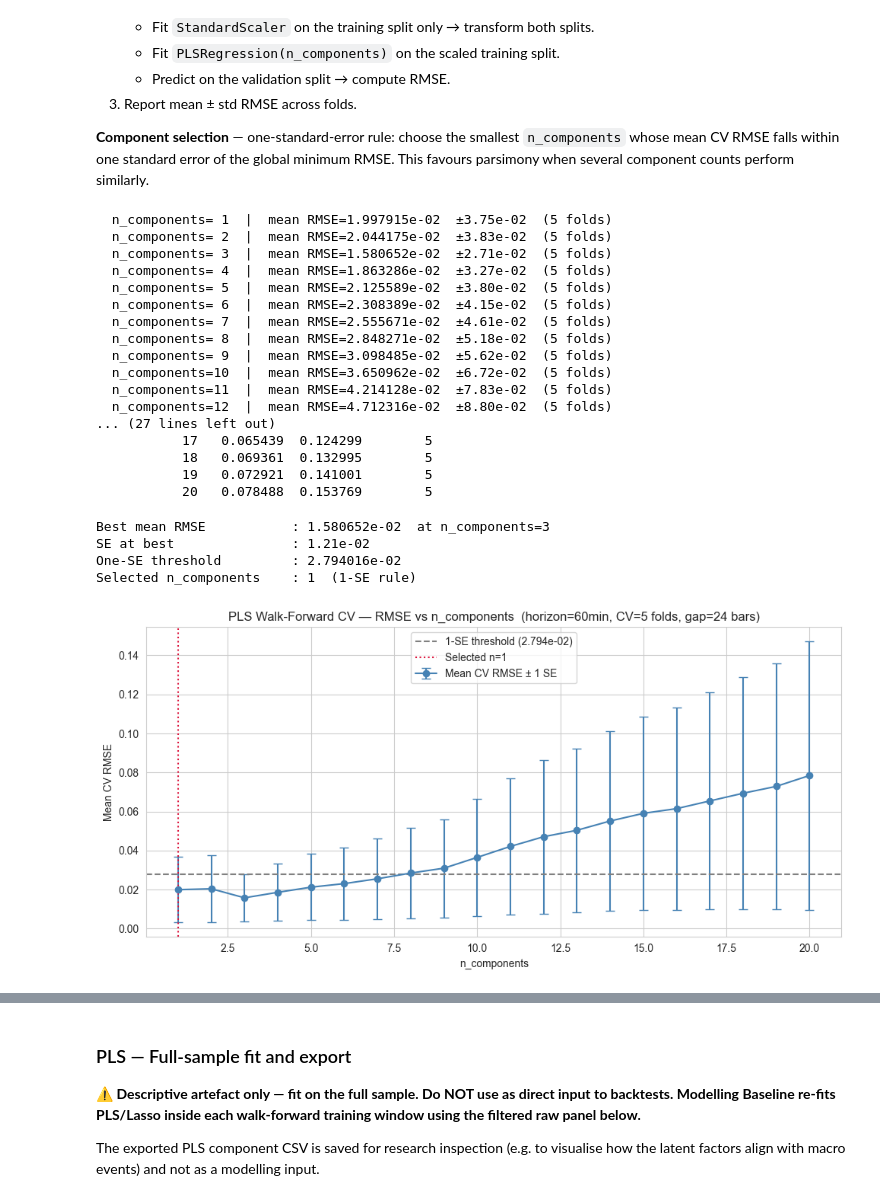
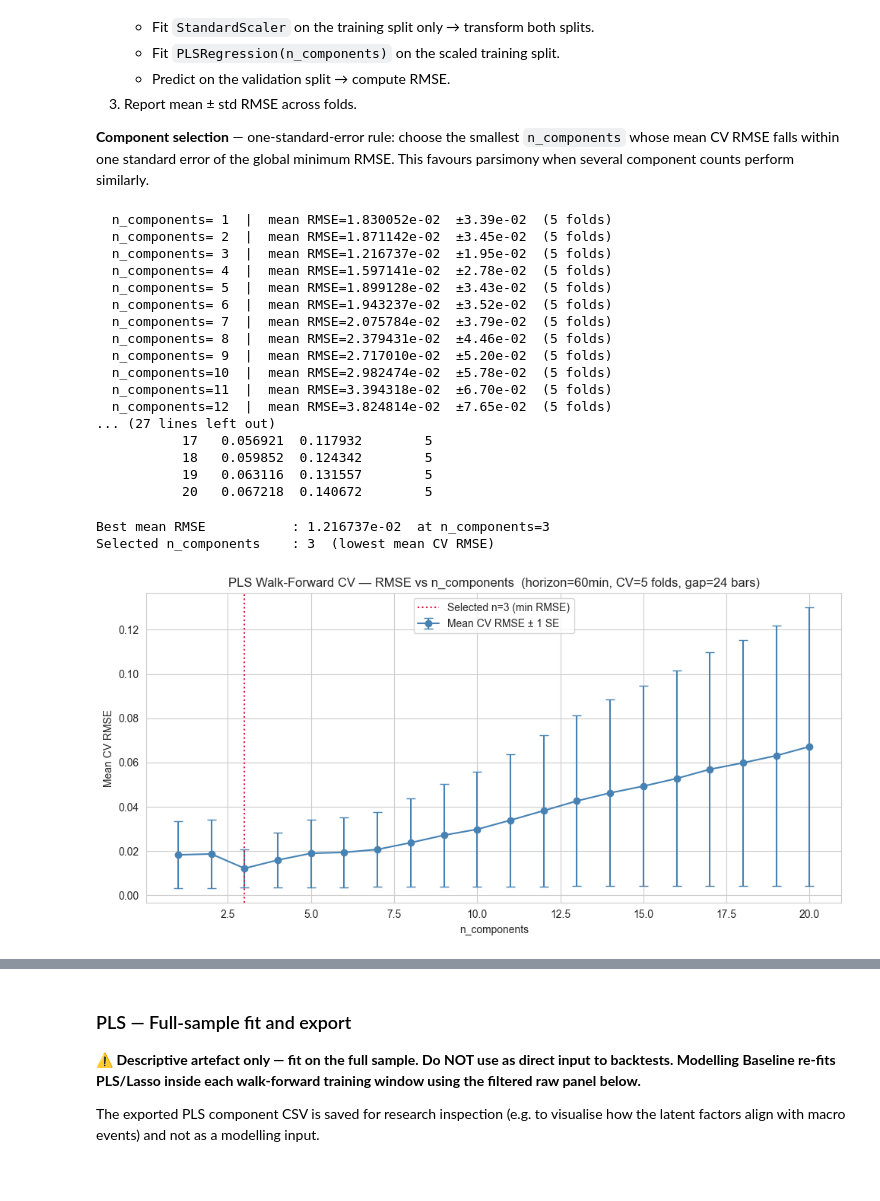
Before and after one commit to AB3rnhard/DABE_Thesis_Hoefer_Khanh, a Jupyter notebook: PLS - Feature Engineering SQL polymarket database.ipynb, the cells around one changed output, grey strips where cells are left out. Cells and saved outputs as stored; diff of their text form; code cells hidden in the pictures.

```diff
--- a/PLS - Feature Engineering SQL polymarket database.ipynb
+++ b/PLS - Feature Engineering SQL polymarket database.ipynb
@@ -251,6 +251,9 @@ COLS_TO_DROP = [
     "volume24hrAmm",         # 100 % null
     "volumeAmm",             # 100 % null
     "umaResolutionStatus",   # 99 % null
+    "negRiskMarketID",       # json files that are still ID or irrelevant after parsing
+    "negRiskRequestID",      # json files that are still ID or irrelevant after parsing
+    "resolvedBy"             # json files that are still ID or irrelevant after parsing
 ]
 
 # AWS credentials — read from environment variables (same pattern as Health Check)
@@ -367,6 +370,18 @@ if csv_path.exists():
         parse_dates=True,
     )
     df.index = pd.to_datetime(df.index)
+
+    # ── Enforce COLS_TO_DROP on cached CSV ────────────────────────────────────
+    # The CSV may have been built before certain entries were added to COLS_TO_DROP.
+    # Drop any (variable, market) column whose variable name is in COLS_TO_DROP so
+    # those variables (e.g. negRiskMarketID, negRiskRequestID, resolvedBy) cannot
+    # re-enter the pipeline via the JSON/numeric expansion stage downstream.
+    _stale_cols = [col for col in df.columns if col[0] in set(COLS_TO_DROP)]
+    if _stale_cols:
+        df = df.drop(columns=_stale_cols)
+        _n_vars_dropped = len({col[0] for col in _stale_cols})
+        print(f"   Dropped {_n_vars_dropped} COLS_TO_DROP variable(s) found in cached CSV "
+              f"({len(_stale_cols)} (variable, market) column(s) removed).")
     print(f"   Shape: {df.shape}")
     _csv_loaded = True
 else:
@@ -1927,78 +1940,64 @@ pls_cv_df = pd.DataFrame(pls_results)
 print("\nPLS CV results table:")
 print(pls_cv_df.to_string(index=False))
 # %% [output]
-  n_components= 1  |  mean RMSE=1.997915e-02  ±3.75e-02  (5 folds)
-  n_components= 2  |  mean RMSE=2.044175e-02  ±3.83e-02  (5 folds)
-  n_components= 3  |  mean RMSE=1.580652e-02  ±2.71e-02  (5 folds)
-  n_components= 4  |  mean RMSE=1.863286e-02  ±3.27e-02  (5 folds)
-  n_components= 5  |  mean RMSE=2.125589e-02  ±3.80e-02  (5 folds)
-  n_components= 6  |  mean RMSE=2.308389e-02  ±4.15e-02  (5 folds)
-  n_components= 7  |  mean RMSE=2.555671e-02  ±4.61e-02  (5 folds)
-  n_components= 8  |  mean RMSE=2.848271e-02  ±5.18e-02  (5 folds)
-  n_components= 9  |  mean RMSE=3.098485e-02  ±5.62e-02  (5 folds)
-  n_components=10  |  mean RMSE=3.650962e-02  ±6.72e-02  (5 folds)
-  n_components=11  |  mean RMSE=4.214128e-02  ±7.83e-02  (5 folds)
-  n_components=12  |  mean RMSE=4.712316e-02  ±8.80e-02  (5 folds)
+  n_components= 1  |  mean RMSE=1.830052e-02  ±3.39e-02  (5 folds)
+  n_components= 2  |  mean RMSE=1.871142e-02  ±3.45e-02  (5 folds)
+  n_components= 3  |  mean RMSE=1.216737e-02  ±1.95e-02  (5 folds)
+  n_components= 4  |  mean RMSE=1.597141e-02  ±2.78e-02  (5 folds)
+  n_components= 5  |  mean RMSE=1.899128e-02  ±3.43e-02  (5 folds)
+  n_components= 6  |  mean RMSE=1.943237e-02  ±3.52e-02  (5 folds)
+  n_components= 7  |  mean RMSE=2.075784e-02  ±3.79e-02  (5 folds)
+  n_components= 8  |  mean RMSE=2.379431e-02  ±4.46e-02  (5 folds)
+  n_components= 9  |  mean RMSE=2.717010e-02  ±5.20e-02  (5 folds)
+  n_components=10  |  mean RMSE=2.982474e-02  ±5.78e-02  (5 folds)
+  n_components=11  |  mean RMSE=3.394318e-02  ±6.70e-02  (5 folds)
+  n_components=12  |  mean RMSE=3.824814e-02  ±7.65e-02  (5 folds)
 ... (27 lines left out)
-           17   0.065439  0.124299        5
-           18   0.069361  0.132995        5
-           19   0.072921  0.141001        5
-           20   0.078488  0.153769        5
+           17   0.056921  0.117932        5
+           18   0.059852  0.124342        5
+           19   0.063116  0.131557        5
+           20   0.067218  0.140672        5
 # %%
-# %% ── CELL PLS-2 : SELECT n_components (one-SE rule) + LINE PLOT ─────────────
-# One-standard-error rule:
-#   threshold = best_mean_rmse + SE(best)   where SE = std / sqrt(n_folds)
-#   Select the SMALLEST n_components whose mean RMSE ≤ threshold.
-#   (Smallest n = simplest model, i.e. most parsimonious within one SE.)
+# %% ── CELL PLS-2 : SELECT n_components (lowest mean CV RMSE) + LINE PLOT ────
+# Selection rule:
+#   Pick the n_components with the LOWEST mean CV RMSE across folds.
 
 if pls_cv_df.empty:
     raise RuntimeError("PLS CV produced no results — check CV fold sizes.")
 
 best_idx   = int(pls_cv_df["mean_rmse"].idxmin())
 best_rmse  = pls_cv_df.loc[best_idx, "mean_rmse"]
-best_se    = (pls_cv_df.loc[best_idx, "std_rmse"]
-              / np.sqrt(pls_cv_df.loc[best_idx, "n_folds"]))
-threshold  = best_rmse + best_se
-
-one_se_mask       = pls_cv_df["mean_rmse"] <= threshold
-selected_n_pls    = int(pls_cv_df.loc[one_se_mask, "n_components"].min())
+selected_n_pls = int(pls_cv_df.loc[best_idx, "n_components"])
 
 print(f"Best mean RMSE           : {best_rmse:.6e}  "
       f"at n_components={pls_cv_df.loc[best_idx, 'n_components']}")
-print(f"SE at best               : {best_se:.2e}")
-print(f"One-SE threshold         : {threshold:.6e}")
-print(f"Selected n_components    : {selected_n_pls}  (1-SE rule)")
+print(f"Selected n_components    : {selected_n_pls}  (lowest mean CV RMSE)")
 
 # ── Line plot: RMSE ± 1 SE vs n_components ────────────────────────────────────
 se_bars = pls_cv_df["std_rmse"] / np.sqrt(pls_cv_df["n_folds"])
 
 sns.set_style("whitegrid")
 fig, ax = plt.subplots(figsize=(10, 5))
 ax.errorbar(
     pls_cv_df["n_components"],
     pls_cv_df["mean_rmse"],
     yerr=se_bars,
     fmt="o-",
     capsize=4,
     label="Mean CV RMSE ± 1 SE",
     color="steelblue",
 )
-ax.axhline(threshold,
-           color="grey", linestyle="--",
-           label=f"1-SE threshold ({threshold:.3e})")
 ax.axvline(selected_n_pls,
            color="crimson", linestyle=":",
-           label=f"Selected n={selected_n_pls}")
+           label=f"Selected n={selected_n_pls} (min RMSE)")
 ax.set_xlabel("n_components")
 ax.set_ylabel("Mean CV RMSE")
 ax.set_title(f"PLS Walk-Forward CV — RMSE vs n_components  "
              f"(horizon={RETURN_HORIZON_MIN}min, CV={CV_N_SPLITS} folds, gap={CV_GAP_BARS} bars)")
 ax.legend()
 plt.tight_layout()
 plt.show()
 # %% [output]
-Best mean RMSE           : 1.580652e-02  at n_components=3
-SE at best               : 1.21e-02
-One-SE threshold         : 2.794016e-02
-Selected n_components    : 1  (1-SE rule)
+Best mean RMSE           : 1.216737e-02  at n_components=3
+Selected n_components    : 3  (lowest mean CV RMSE)
-[figure, old version]
+[figure, new version]
```
Also changed, not shown: parts of 19 cells of this notebook, 19 other files.
